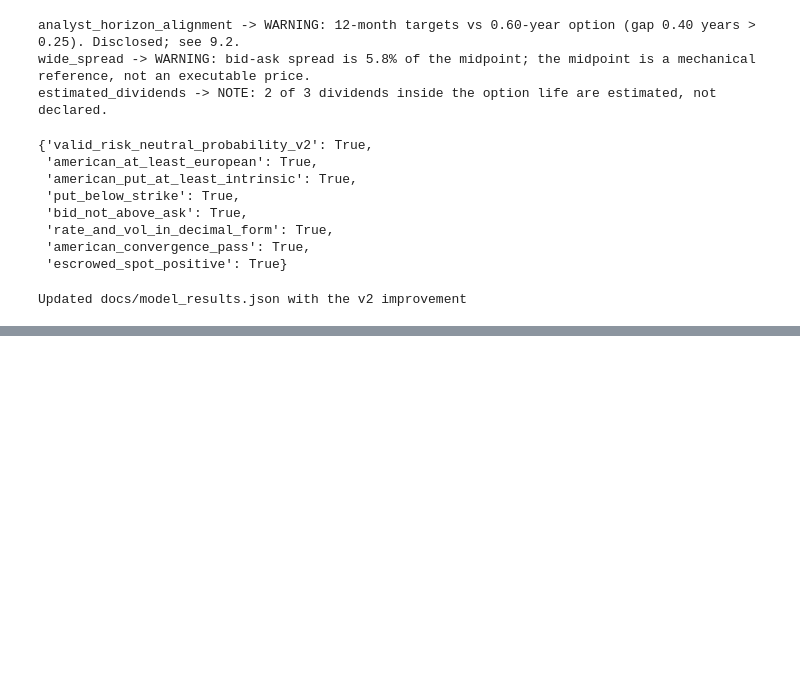
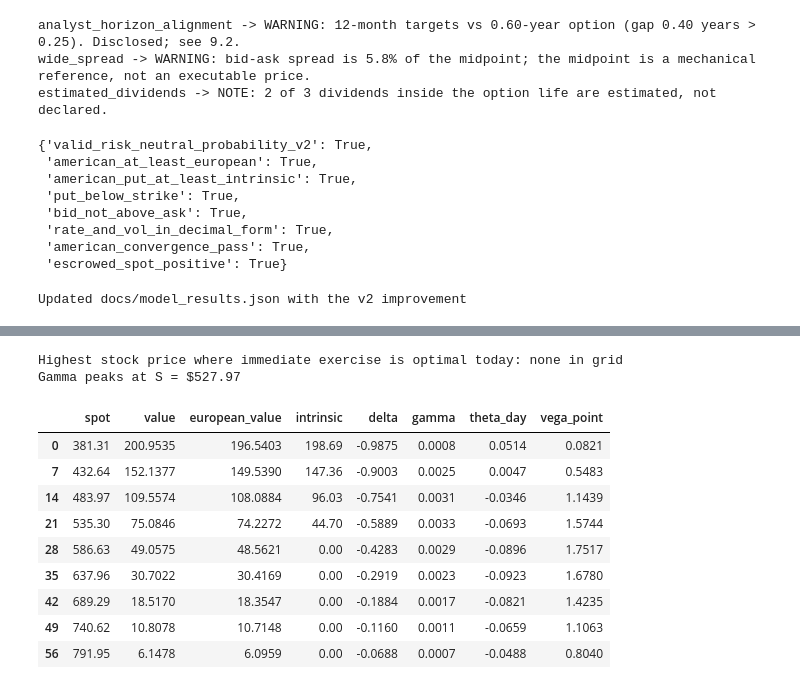
Before and after one commit to javierpalacio010-dot/lmt-valuation-option-greeks-lab, a Jupyter notebook: valuation_option_lab.ipynb, the cells around one changed output, grey strips where cells are left out. Cells and saved outputs as stored; diff of their text form; code cells hidden in the pictures; blank space fills up the shorter version.

```diff
--- a/valuation_option_lab.ipynb
+++ b/valuation_option_lab.ipynb
@@ -391,0 +602,42 @@ Updated docs/model_results.json with the v2 improvement
+# %%
+GRID_N=300
+S_grid=np.round(np.linspace(0.65*M['spot'],1.35*M['spot'],57),2)
+prof=[]
+for Sg in S_grid:
+    d_,g_,th_=lattice_node_greeks(spot=float(Sg),N=GRID_N)
+    vg=(v2_price(spot=float(Sg),sigma=M['volatility']+0.01,N=GRID_N)-v2_price(spot=float(Sg),sigma=M['volatility']-0.01,N=GRID_N))/0.02
+    prof.append({'spot':float(Sg),'value':v2_price(spot=float(Sg),N=GRID_N),'european_value':v2_price(spot=float(Sg),N=GRID_N,american=False),
+                 'intrinsic':max(M['strike']-float(Sg),0),'delta':d_,'gamma':g_,'theta_day':th_/365,'vega_point':vg/100})
+profile_S=pd.DataFrame(prof)
+vol_grid=np.round(np.arange(0.15,0.555,0.025),3)
+profile_vol=pd.DataFrame([{'volatility':float(s),'value':v2_price(sigma=float(s),N=GRID_N),
+    'vega_point':(v2_price(sigma=float(s)+0.01,N=GRID_N)-v2_price(sigma=float(s)-0.01,N=GRID_N))/0.02/100} for s in vol_grid])
+days_left=[220,200,180,150,120,90,75,60,45,30,21,14,7,3]
+prof_t=[]
+for dl in days_left:
+    shift=(T_days-dl)/365
+    d_,g_,th_=lattice_node_greeks(shift_years=shift,N=GRID_N)
+    prof_t.append({'days_to_expiry':dl,'value':v2_price(shift_years=shift,N=GRID_N),'delta':d_,'gamma':g_,'theta_day':th_/365})
+profile_T=pd.DataFrame(prof_t)
+# delta across stock prices at three maturities (shows how the risk profile changes as time passes)
+delta_by_T={}
+for dl in [220,90,21]:
+    shift=(T_days-dl)/365
+    delta_by_T[str(dl)]=[lattice_node_greeks(spot=float(Sg),shift_years=shift,N=200)[0] for Sg in S_grid]
+early_boundary=profile_S.loc[(profile_S.value-profile_S.intrinsic).abs()<1e-6,'spot']
+print('Highest stock price where immediate exercise is optimal today:',early_boundary.max() if len(early_boundary) else 'none in grid')
+print('Gamma peaks at S = $%.2f' % profile_S.loc[profile_S.gamma.idxmax(),'spot'])
+profile_S.iloc[::7].round(4)
+# %% [output]
+Highest stock price where immediate exercise is optimal today: none in grid
+Gamma peaks at S = $527.97
+|  | spot | value | european_value | intrinsic | delta | gamma | theta_day | vega_point |
+| 0 | 381.31 | 200.9535 | 196.5403 | 198.69 | -0.9875 | 0.0008 | 0.0514 | 0.0821 |
+| 7 | 432.64 | 152.1377 | 149.5390 | 147.36 | -0.9003 | 0.0025 | 0.0047 | 0.5483 |
+| 14 | 483.97 | 109.5574 | 108.0884 | 96.03 | -0.7541 | 0.0031 | -0.0346 | 1.1439 |
+| 21 | 535.30 | 75.0846 | 74.2272 | 44.70 | -0.5889 | 0.0033 | -0.0693 | 1.5744 |
+| 28 | 586.63 | 49.0575 | 48.5621 | 0.00 | -0.4283 | 0.0029 | -0.0896 | 1.7517 |
+| 35 | 637.96 | 30.7022 | 30.4169 | 0.00 | -0.2919 | 0.0023 | -0.0923 | 1.6780 |
+| 42 | 689.29 | 18.5170 | 18.3547 | 0.00 | -0.1884 | 0.0017 | -0.0821 | 1.4235 |
+| 49 | 740.62 | 10.8078 | 10.7148 | 0.00 | -0.1160 | 0.0011 | -0.0659 | 1.1063 |
+| 56 | 791.95 | 6.1478 | 6.0959 | 0.00 | -0.0688 | 0.0007 | -0.0488 | 0.8040 |
```
Also changed, not shown: parts of 19 cells of this notebook, 2 other files.
